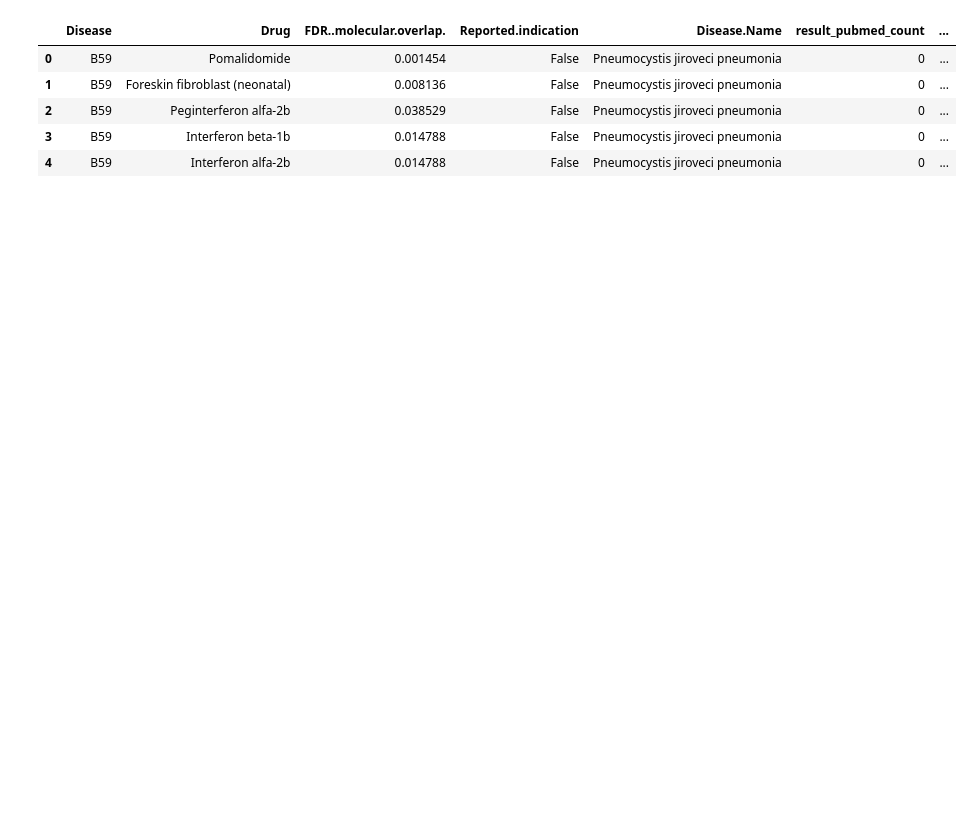
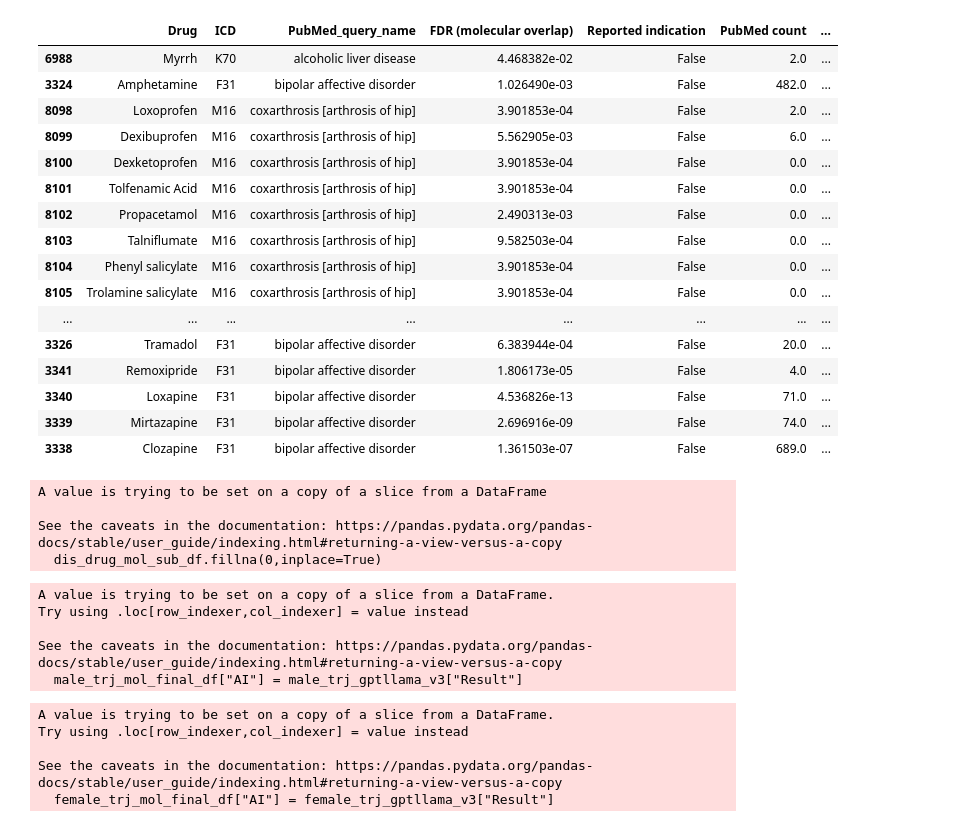
Before and after one commit to superlsd/GenEpi, a Jupyter notebook: Genepi_09_CaseExample.ipynb, the cells around one changed output. Drawn from its saved outputs; the diff is of its cells as text; code cells hidden in the pictures; blank space fills up the shorter version.

```diff
--- a/Genepi_09_CaseExample.ipynb
+++ b/Genepi_09_CaseExample.ipynb
@@ -602,14 +471,8 @@ dotplot_gseapy(G_elma_icd_male_genetic_enrichment_dict[('K35','K37')])
 # %%
 #Let's import the drugs predicted for each disease based on the genetic overlap
-dis_drug_mol_df = pd.read_csv("Tables/Supplementary_Table8_disease_molecular_drugs_df.csv")
-
-#Let's import the drug predicted for each trajectory based on the genetic overlap
-male_trj_mol = pd.read_excel(open('Tables/SupplementaryTable9_Trajectory_Drug_Predictions.xlsx', 'rb'), sheet_name='Male trajectories',skiprows=1)
-female_trj_mol = pd.read_excel(open('Tables/SupplementaryTable9_Trajectory_Drug_Predictions.xlsx', 'rb'), sheet_name='Female trajectories',skiprows=1)
-
-#Let's import the PubMed count predicted for disease-drug combination
-male_pubmed_df = pd.read_excel(open('Tables/SupplementaryTable11_ICD10Codes_Drug_PubMed_Count.xlsx', 'rb'), sheet_name='Male trajectories')
-female_pubmed_df = pd.read_excel(open('Tables/SupplementaryTable11_ICD10Codes_Drug_PubMed_Count.xlsx', 'rb'), sheet_name='Female trajectories')
+dis_drug_mol_df = pd.read_csv("output/Supp_Tab5_disease_molecular_drugs_df_v2026_official_Pubmed.csv")
+female_trj_mol = pd.read_csv("output/female_trj_mol_drug_v2026_official_PubMed.csv")
+male_trj_mol = pd.read_csv("output/male_trj_mol_drug_v2026_official_PubMed.csv")
 # %%
 #For each disease we are going to create a dictionary with the trajectories (males / females) it takes part
 
@@ -617,14 +480,14 @@ female_pubmed_df = pd.read_excel(open('Tables/SupplementaryTable11_ICD10Codes_Dr
 dis_male_trajectory_dict = {}
 dis_female_trajectory_dict = {}
 
-for dis in set(dis_drug_mol_df["Disease"].tolist()):
+for dis in set(dis_drug_mol_df["ICD"].tolist()):
     trj_list = []
     for trj,dislist in male_trajectories_dict_filtered_unique.items():
         if dis in dislist:
             trj_list.append(trj)
     dis_male_trajectory_dict[dis] = set(trj_list)
 
-for dis in set(dis_drug_mol_df["Disease"].tolist()):
+for dis in set(dis_drug_mol_df["ICD"].tolist()):
     trj_list = []
     for trj,dislist in female_trajectories_dict_filtered_unique.items():
         if dis in dislist:
@@ -639,9 +499,9 @@ drug_pubmed_df = pd.read_csv("Tables/Supplementary_Table8_disease_molecular_drug
 # %%
 percentage_male_trj_list = []
 percentage_female_trj_list = []
-for i,v in drug_pubmed_df.iterrows():
+for i,v in dis_drug_mol_df.iterrows():
     drug_name = v["Drug"]
-    dis_code = v["Disease"]
+    dis_code = v["ICD"]
     dis_female_trj_list = list(dis_female_trajectory_dict[dis_code])
     dis_male_trj_list = list(dis_male_trajectory_dict[dis_code])
     if len(dis_female_trj_list)>0 and len(dis_male_trj_list)>0:
@@ -668,15 +528,35 @@ for i,v in drug_pubmed_df.iterrows():
                 percentage_male_trj_list.append(0)
 
 
-drug_pubmed_df["% Male Trajectories"] = percentage_male_trj_list
-drug_pubmed_df["% Female Trajectories"] = percentage_female_trj_list
+dis_drug_mol_df["% Male Trajectories"] = percentage_male_trj_list
+dis_drug_mol_df["% Female Trajectories"] = percentage_female_trj_list
+# %%
+dis_drug_mol_sub_df = dis_drug_mol_df[["Drug","ICD","PubMed_query_name","FDR (molecular overlap)","Reported indication","PubMed count","% Male Trajectories","% Female Trajectories"]]
 # %%
-drug_pubmed_df.head()
+dis_drug_mol_sub_df.sort_values(by="% Male Trajectories",ascending=False).head(25)
 # %% [output]
-|  | Disease | Drug | FDR..molecular.overlap. | Reported.indication | Disease.Name | result_pubmed_count | ... |
-| 0 | B59 | Pomalidomide | 0.001454 | False | Pneumocystis jiroveci pneumonia | 0 | ... |
-| 1 | B59 | Foreskin fibroblast (neonatal) | 0.008136 | False | Pneumocystis jiroveci pneumonia | 0 | ... |
-| 2 | B59 | Peginterferon alfa-2b | 0.038529 | False | Pneumocystis jiroveci pneumonia | 0 | ... |
-| 3 | B59 | Interferon beta-1b | 0.014788 | False | Pneumocystis jiroveci pneumonia | 0 | ... |
-| 4 | B59 | Interferon alfa-2b | 0.014788 | False | Pneumocystis jiroveci pneumonia | 0 | ... |
+|  | Drug | ICD | PubMed_query_name | FDR (molecular overlap) | Reported indication | PubMed count | ... |
+| 6988 | Myrrh | K70 | alcoholic liver disease | 4.468382e-02 | False | 2.0 | ... |
+| 3324 | Amphetamine | F31 | bipolar affective disorder | 1.026490e-03 | False | 482.0 | ... |
+| 8098 | Loxoprofen | M16 | coxarthrosis [arthrosis of hip] | 3.901853e-04 | False | 2.0 | ... |
+| 8099 | Dexibuprofen | M16 | coxarthrosis [arthrosis of hip] | 5.562905e-03 | False | 6.0 | ... |
+| 8100 | Dexketoprofen | M16 | coxarthrosis [arthrosis of hip] | 3.901853e-04 | False | 0.0 | ... |
+| 8101 | Tolfenamic Acid | M16 | coxarthrosis [arthrosis of hip] | 3.901853e-04 | False | 0.0 | ... |
+| 8102 | Propacetamol | M16 | coxarthrosis [arthrosis of hip] | 2.490313e-03 | False | 0.0 | ... |
+| 8103 | Talniflumate | M16 | coxarthrosis [arthrosis of hip] | 9.582503e-04 | False | 0.0 | ... |
+| 8104 | Phenyl salicylate | M16 | coxarthrosis [arthrosis of hip] | 3.901853e-04 | False | 0.0 | ... |
+| 8105 | Trolamine salicylate | M16 | coxarthrosis [arthrosis of hip] | 3.901853e-04 | False | 0.0 | ... |
+| ... | ... | ... | ... | ... | ... | ... | ... |
+| 3326 | Tramadol | F31 | bipolar affective disorder | 6.383944e-04 | False | 20.0 | ... |
+| 3341 | Remoxipride | F31 | bipolar affective disorder | 1.806173e-05 | False | 4.0 | ... |
+| 3340 | Loxapine | F31 | bipolar affective disorder | 4.536826e-13 | False | 71.0 | ... |
+| 3339 | Mirtazapine | F31 | bipolar affective disorder | 2.696916e-09 | False | 74.0 | ... |
+| 3338 | Clozapine | F31 | bipolar affective disorder | 1.361503e-07 | False | 689.0 | ... |
+# %%
+dis_drug_mol_sub_df.fillna(0,inplace=True)
+# %% [output]
+A value is trying to be set on a copy of a slice from a DataFrame
+
+See the caveats in the documentation: https://pandas.pydata.org/pandas-docs/stable/user_guide/indexing.html#returning-a-view-versus-a-copy
+  dis_drug_mol_sub_df.fillna(0,inplace=True)
 # %%
@@ -683,0 +568,18 @@ drug_pubmed_df.to_csv("Tables/Supplementary_Table8_disease_molecular_drugs_df_Pu
+# %%
+male_trj_mol_final_df = male_trj_mol[["Trajectory","Disease list","Drug","FDR","PubMed count avg"]]
+male_trj_mol_final_df["AI"] = male_trj_gptllama_v3["Result"]
+# %% [output]
+A value is trying to be set on a copy of a slice from a DataFrame.
+Try using .loc[row_indexer,col_indexer] = value instead
+
+See the caveats in the documentation: https://pandas.pydata.org/pandas-docs/stable/user_guide/indexing.html#returning-a-view-versus-a-copy
+  male_trj_mol_final_df["AI"] = male_trj_gptllama_v3["Result"]
+# %%
+female_trj_mol_final_df = female_trj_mol[["Trajectory","Disease list","Drug","FDR","PubMed count avg"]]
+female_trj_mol_final_df["AI"] = female_trj_gptllama_v3["Result"]
+# %% [output]
+A value is trying to be set on a copy of a slice from a DataFrame.
+Try using .loc[row_indexer,col_indexer] = value instead
+
+See the caveats in the documentation: https://pandas.pydata.org/pandas-docs/stable/user_guide/indexing.html#returning-a-view-versus-a-copy
+  female_trj_mol_final_df["AI"] = female_trj_gptllama_v3["Result"]
```
Also changed, not shown: parts of 36 cells of this notebook.
